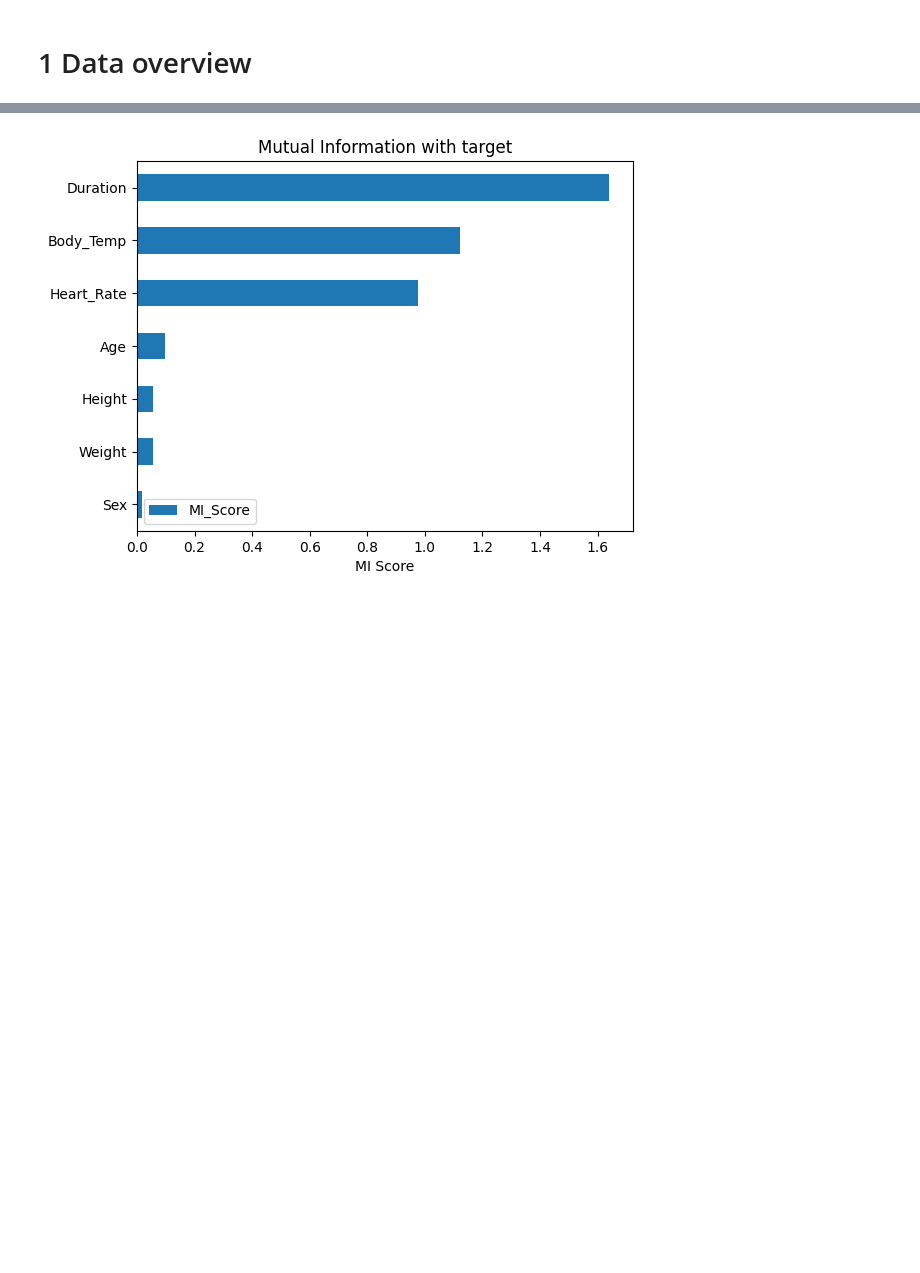
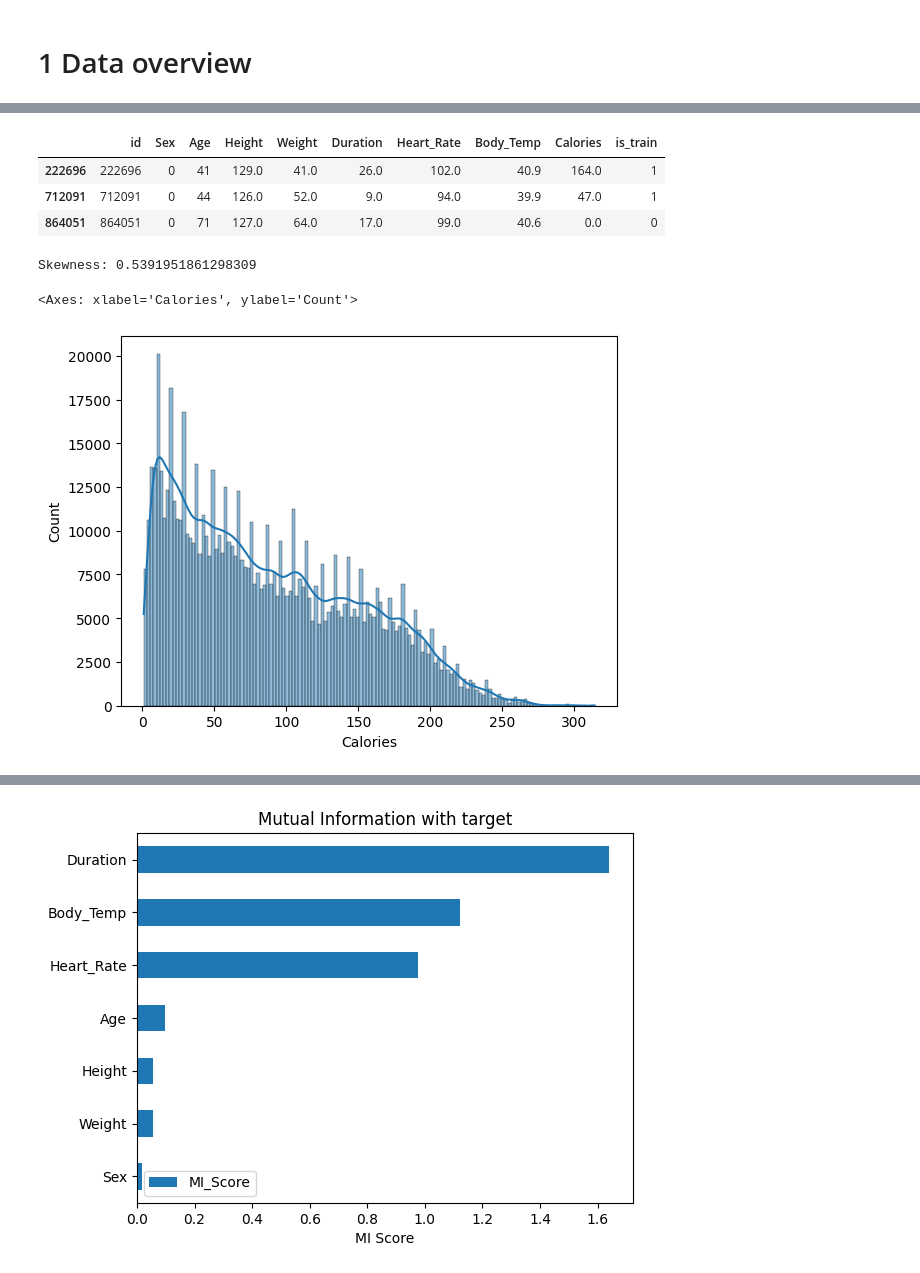
Before and after one commit to seiless/Kaggle, a Jupyter notebook: playground-series-s5e5/playground-series-s5e5.ipynb, the cells around one changed output, grey strips where cells are left out. Saved outputs shown, nothing was run; the diff lists cells and outputs as text; code cells hidden in the pictures; blank space fills up the shorter version.

```diff
--- a/playground-series-s5e5/playground-series-s5e5.ipynb
+++ b/playground-series-s5e5/playground-series-s5e5.ipynb
@@ -44,3 +49,17 @@ datamart.describe()
 | 50% | 499999.500000 | 0.000000 | 40.000000 | 174.000000 | 74.000000 | 15.000000 | 95.000000 | 40.300000 | 47.000000 | 1.000000 |
 | 75% | 749999.250000 | 1.000000 | 52.000000 | 185.000000 | 87.000000 | 23.000000 | 103.000000 | 40.700000 | 113.000000 | 1.000000 |
 | max | 999999.000000 | 1.000000 | 79.000000 | 222.000000 | 132.000000 | 30.000000 | 128.000000 | 41.500000 | 314.000000 | 1.000000 |
+# %%
+datamart[datamart['Height'] <= 130]
+# %% [output]
+|  | id | Sex | Age | Height | Weight | Duration | Heart_Rate | Body_Temp | Calories | is_train |
+| 222696 | 222696 | 0 | 41 | 129.0 | 41.0 | 26.0 | 102.0 | 40.9 | 164.0 | 1 |
+| 712091 | 712091 | 0 | 44 | 126.0 | 52.0 | 9.0 | 94.0 | 39.9 | 47.0 | 1 |
+| 864051 | 864051 | 0 | 71 | 127.0 | 64.0 | 17.0 | 99.0 | 40.6 | 0.0 | 0 |
+# %%
+print("Skewness:", skew(train['Calories']))
+sns.histplot(train['Calories'], kde=True)
+# %% [output]
+Skewness: 0.5391951861298309
+<Axes: xlabel='Calories', ylabel='Count'>
+[figure, added]
```
Also changed, not shown: parts of 17 cells of this notebook, 10 other files.
